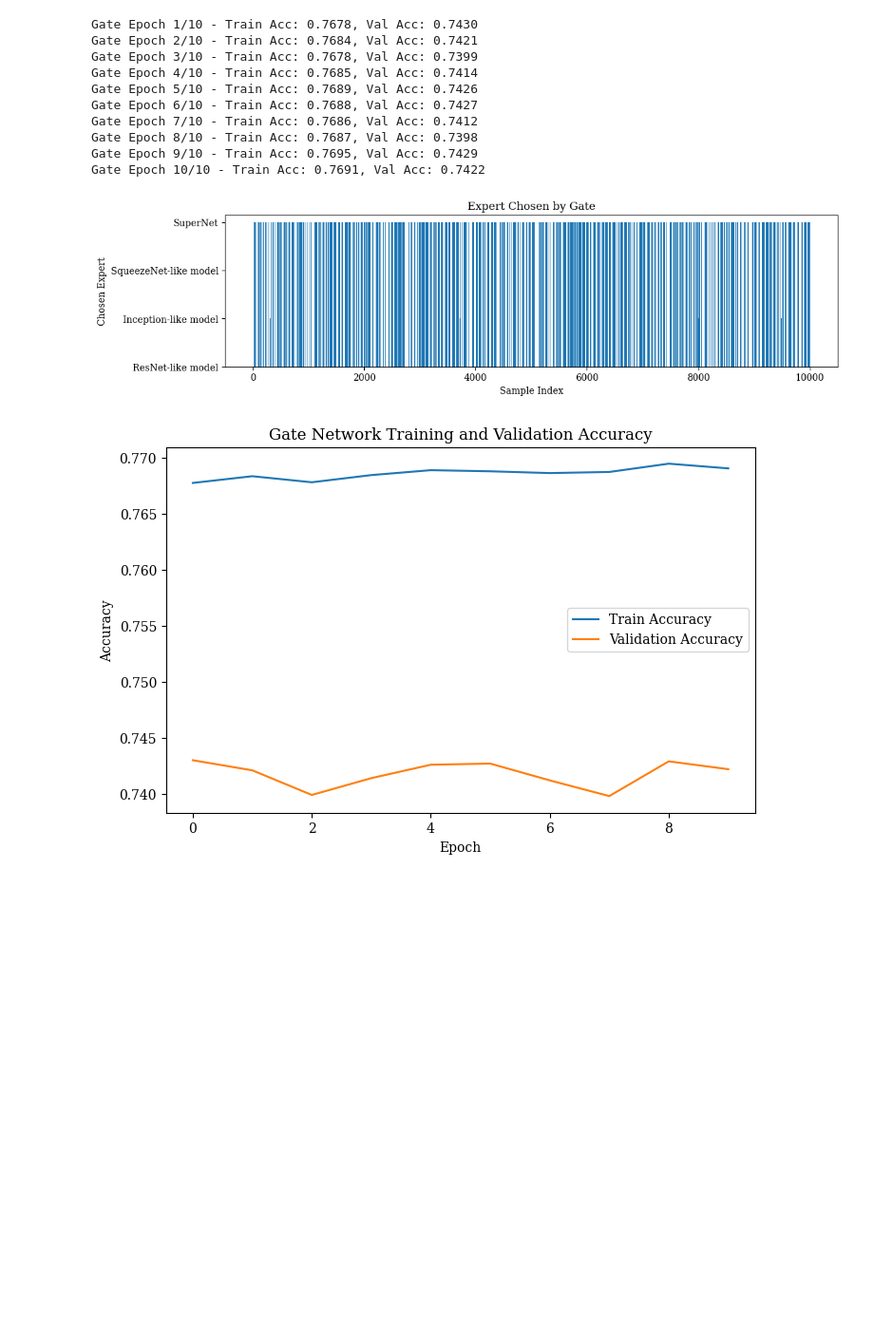
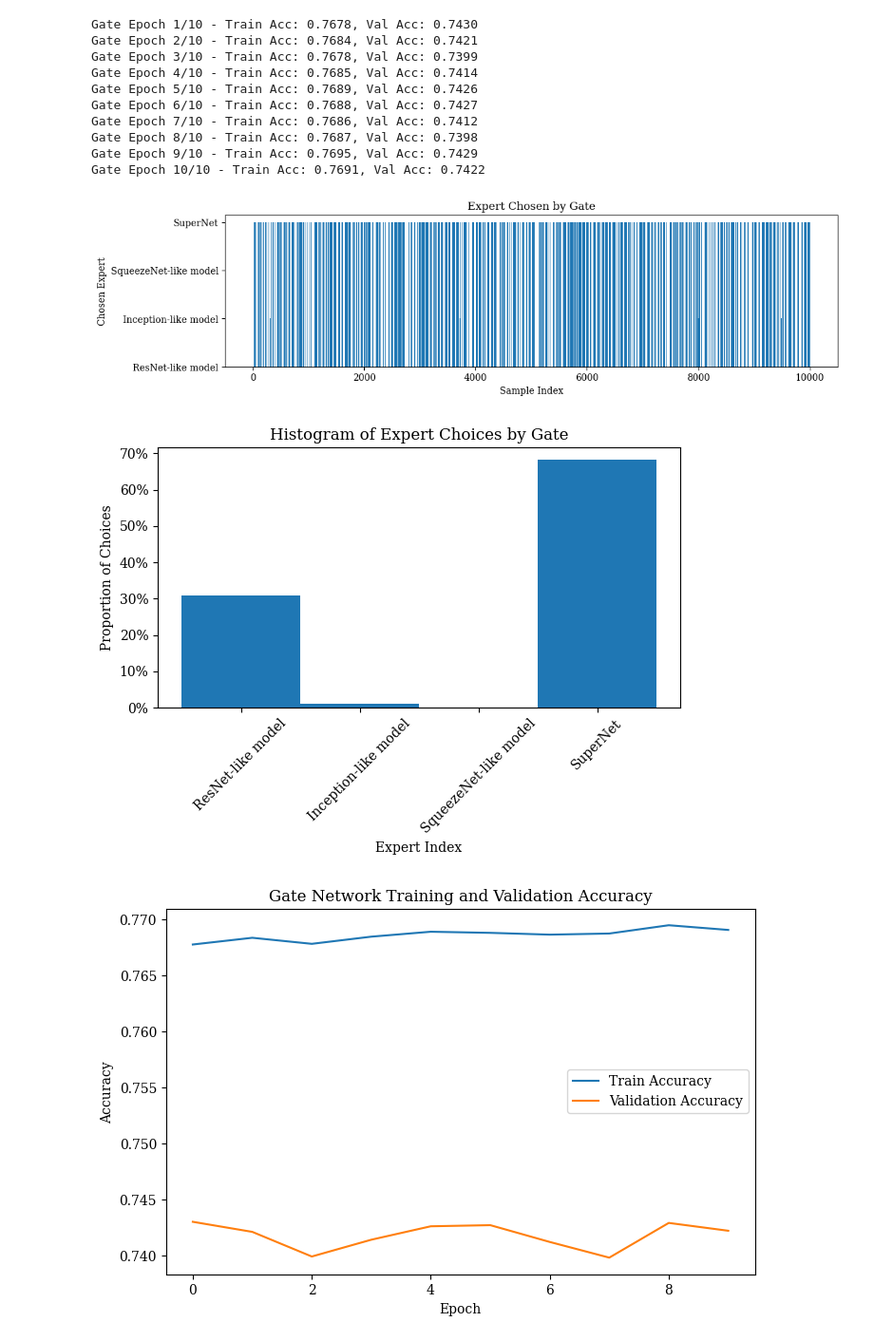
Before and after one commit to sbfroy/ikt469, a Jupyter notebook: assignment_4/part_c.ipynb, the cells around one changed output. Shown at 95% size. Drawn from its saved outputs; the diff is of its cells as text; code cells hidden in the pictures; blank space fills up the shorter version.

```diff
--- a/assignment_4/part_c.ipynb
+++ b/assignment_4/part_c.ipynb
@@ -375,33 +375,49 @@ plt.rcParams.update({
     "text.usetex": False,          # crucial
     "font.family": "serif",
     "mathtext.fontset": "cm",      # Computer Modern for math
     "font.serif": ["DejaVu Serif"] # will be used for normal text
 })
 
 # Collect gate outputs for all test images
 all_gate_outputs = []
 all_labels = []
 gate.eval()
 with torch.no_grad():
     for images, labels in testloader:
         images = images.to(device)
         gate_outputs = gate(images).cpu().numpy()
         all_gate_outputs.append(gate_outputs)
         all_labels.append(labels.cpu().numpy())
 
 all_gate_outputs = np.concatenate(all_gate_outputs, axis=0)
 chosen_experts = np.argmax(all_gate_outputs, axis=1)
 
 plt.figure(figsize=(12,3))
 plt.bar(range(len(chosen_experts)), chosen_experts)
 plt.xlabel('Sample Index')
 plt.ylabel('Chosen Expert')
 plt.title('Expert Chosen by Gate')
 plt.yticks(range(len(experts)), [name.replace('_', ' ') for name in expert_names])
 plt.savefig('gate_expert_choices.png', dpi=300)
 plt.show()
+
+
+# make a histogram of expert choices
+#plt.figure(figsize=(8,5))
+plt.hist(chosen_experts, bins=np.arange(len(experts)+1)-0.5, density=True)
+plt.xlabel('Expert Index')
+plt.ylabel('Proportion of Choices')
+plt.title('Histogram of Expert Choices by Gate')
+# turn the y-ticks into percentages
+plt.gca().yaxis.set_major_formatter(plt.FuncFormatter(lambda y, _: '{:.0f}%'.format(y*100)))
+# turn the names  some degrees
+plt.xticks(range(len(experts)), [name.replace('_', ' ') for name in expert_names], rotation=45)
+plt.tight_layout()
+plt.savefig('gate_expert_choice_histogram.png', dpi=300)
+plt.show()
 # %% [output]
 [figure]
+[figure, added]
 # %%
 # Plot training and validation accuracy curves for gate network
 
```
